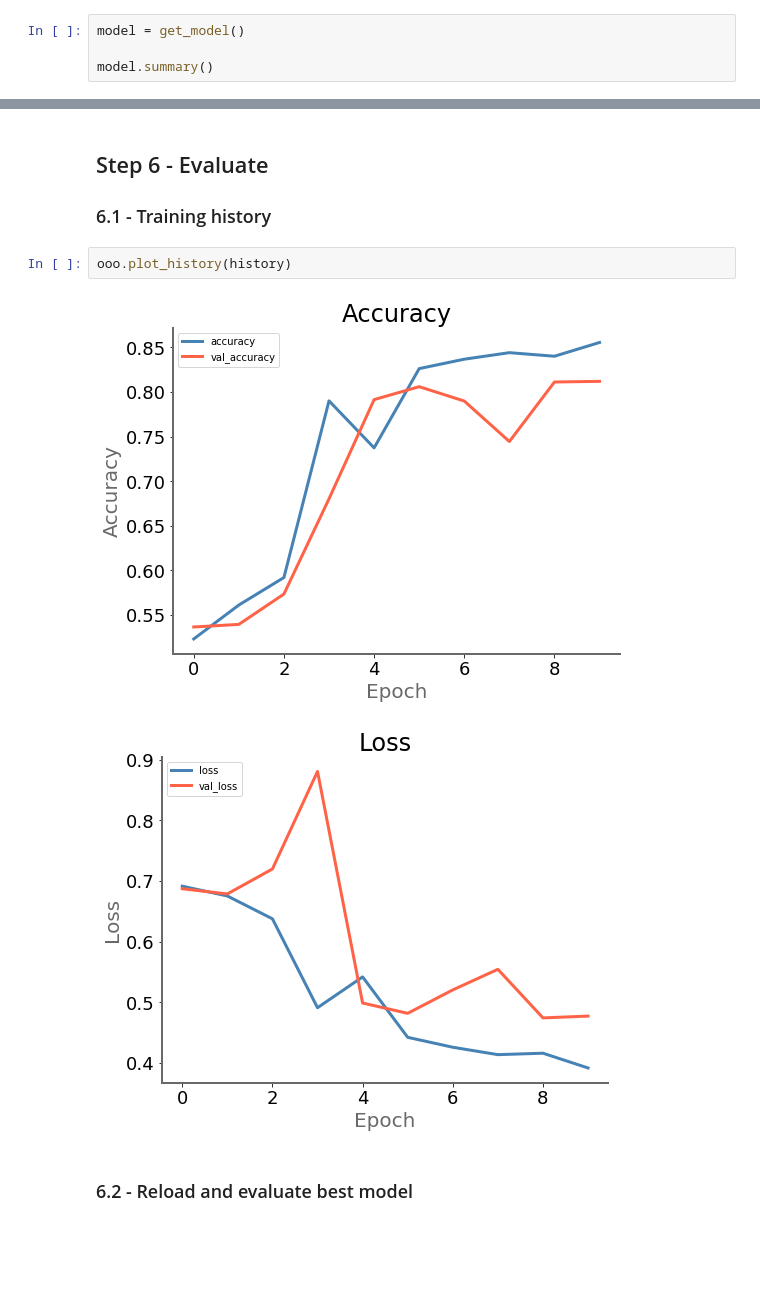
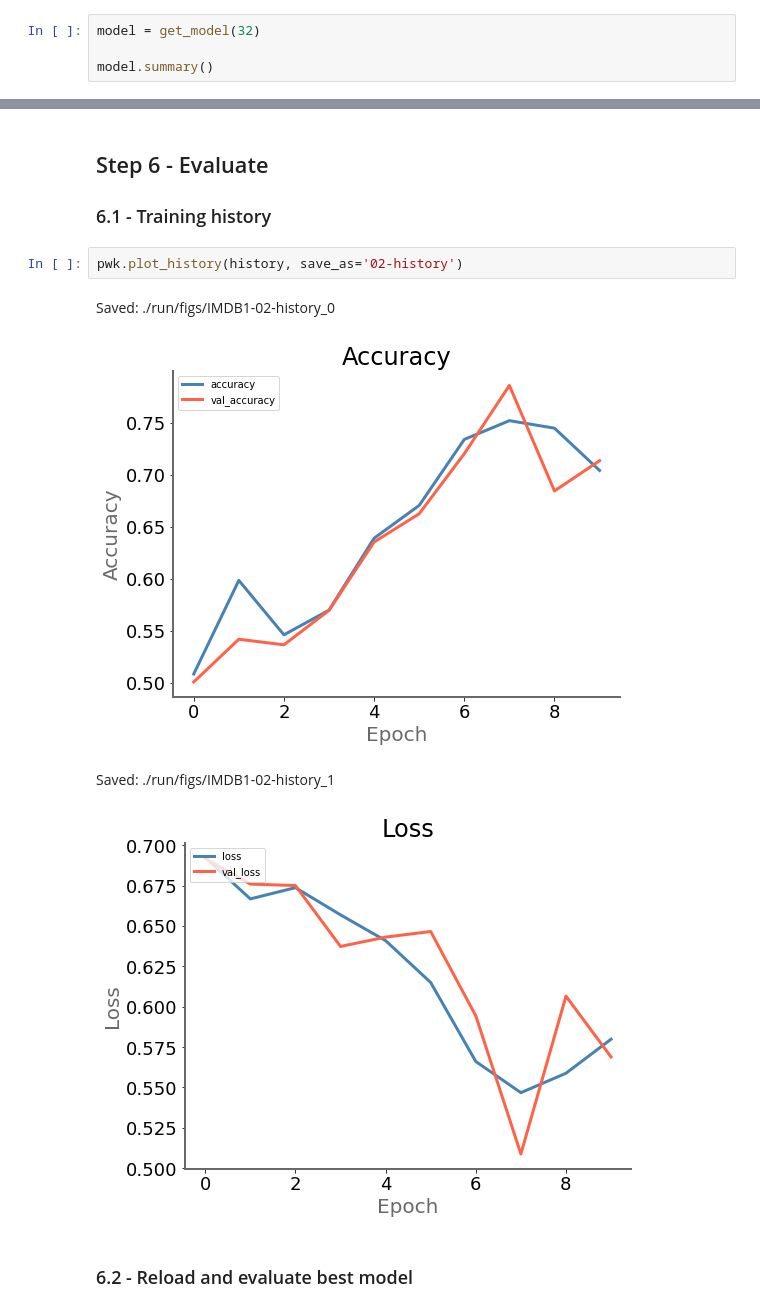
Before and after one commit to Jean-Christ1/Deep-Learning-with-Keras-and-Tensorflow, a Jupyter notebook: IMDB/03-LSTM-Keras.ipynb, the cells around one changed output, grey strips where cells are left out. Saved outputs shown, nothing was run; the diff lists cells and outputs as text; blank space fills up the shorter version.

```diff
--- a/IMDB/03-LSTM-Keras.ipynb
+++ b/IMDB/03-LSTM-Keras.ipynb
@@ -251,7 +294,7 @@ def get_model(dense_vector_size=128):
 ## Step 5 - Train the model
 ### 5.1 - Get it
 # %%
-model = get_model()
+model = get_model(32)
 
 model.summary()
 # %% [output]
@@ -313,11 +356,13 @@ Wall time: 6min 25s
 # %% [markdown]
 ## Step 6 - Evaluate
 ### 6.1 - Training history
-# %%
-ooo.plot_history(history)
-# %% [output]
-[figure, removed]
-[figure, removed]
+# %%
+pwk.plot_history(history, save_as='02-history')
+# %% [output]
+Saved: ./run/figs/IMDB1-02-history_0
+[figure, added]
+Saved: ./run/figs/IMDB1-02-history_1
+[figure, added]
 # %% [markdown]
 ### 6.2 - Reload and evaluate best model
 # %%
```
Also changed, not shown: parts of 23 cells of this notebook, 17 other files.
